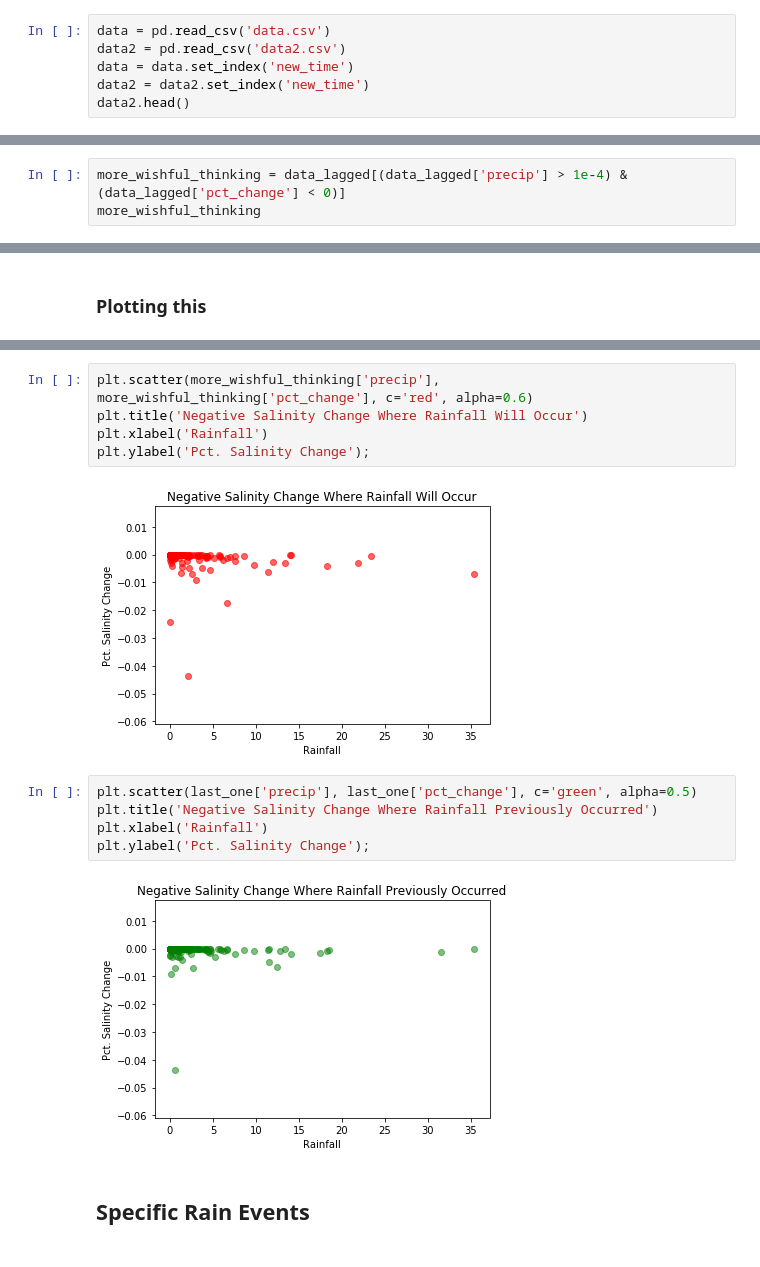
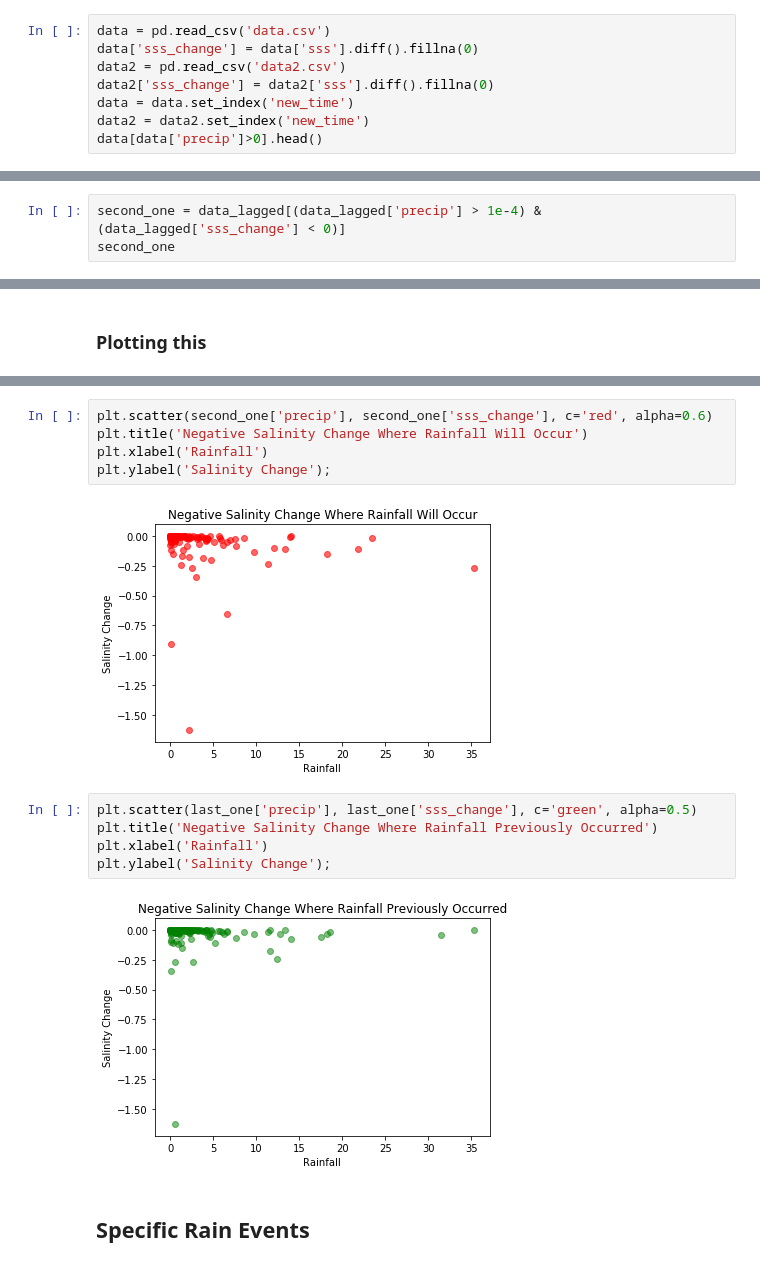
Before and after one commit to uncw-cubesat-lab/rain-class, a Jupyter notebook: Intuitive Look at Precipitation Measures.ipynb, the cells around one changed output, grey strips where cells are left out. Saved outputs shown, nothing was run; the diff lists cells and outputs as text.

```diff
--- a/Intuitive Look at Precipitation Measures.ipynb
+++ b/Intuitive Look at Precipitation Measures.ipynb
@@ -10,10 +12,12 @@ import seaborn as sns
 %matplotlib inline
 # %%
 data = pd.read_csv('data.csv')
+data['sss_change'] = data['sss'].diff().fillna(0)
 data2 = pd.read_csv('data2.csv')
+data2['sss_change'] = data2['sss'].diff().fillna(0)
 data = data.set_index('new_time')
 data2 = data2.set_index('new_time')
-data2.head()
+data[data['precip']>0].head()
 # %% [output]
 |  | time | sss | sst | wind_spd | wind_dir | precip | cum_precip3 | cum_precip6 | year | month | ... |
 | new_time |  |  |  |  |  |  |  |  |  |  | ... |
@@ -317,6 +470,6 @@ wishful_thinking
 # %%
-more_wishful_thinking = data_lagged[(data_lagged['precip'] > 1e-4) & (data_lagged['pct_change'] < 0)]
-more_wishful_thinking
+second_one = data_lagged[(data_lagged['precip'] > 1e-4) & (data_lagged['sss_change'] < 0)]
+second_one
 # %% [output]
 |  | precip | time | sss | sst | wind_spd | wind_dir | cum_precip3 | cum_precip6 | year | month | ... |
 | 220 | 0.904011 | 735136.020833 | 37.671240 | 27.444786 | 5.304733 | -176.023607 | 0.904011 | 0.904011 | 2012 | 9 | ... |
@@ -533,17 +712,17 @@ plt.ylabel('Pct. Salinity Change');
 # %%
-plt.scatter(more_wishful_thinking['precip'], more_wishful_thinking['pct_change'], c='red', alpha=0.6)
+plt.scatter(second_one['precip'], second_one['sss_change'], c='red', alpha=0.6)
 plt.title('Negative Salinity Change Where Rainfall Will Occur')
 plt.xlabel('Rainfall')
-plt.ylabel('Pct. Salinity Change');
+plt.ylabel('Salinity Change');
 # %% [output]
-[figure, old version]
+[figure, new version]
 # %%
-plt.scatter(last_one['precip'], last_one['pct_change'], c='green', alpha=0.5)
+plt.scatter(last_one['precip'], last_one['sss_change'], c='green', alpha=0.5)
 plt.title('Negative Salinity Change Where Rainfall Previously Occurred')
 plt.xlabel('Rainfall')
-plt.ylabel('Pct. Salinity Change');
+plt.ylabel('Salinity Change');
 # %% [output]
-[figure, old version]
+[figure, new version]
 # %% [markdown]
 ## Specific Rain Events
 # %%
```
Also changed, not shown: parts of 109 cells of this notebook.
